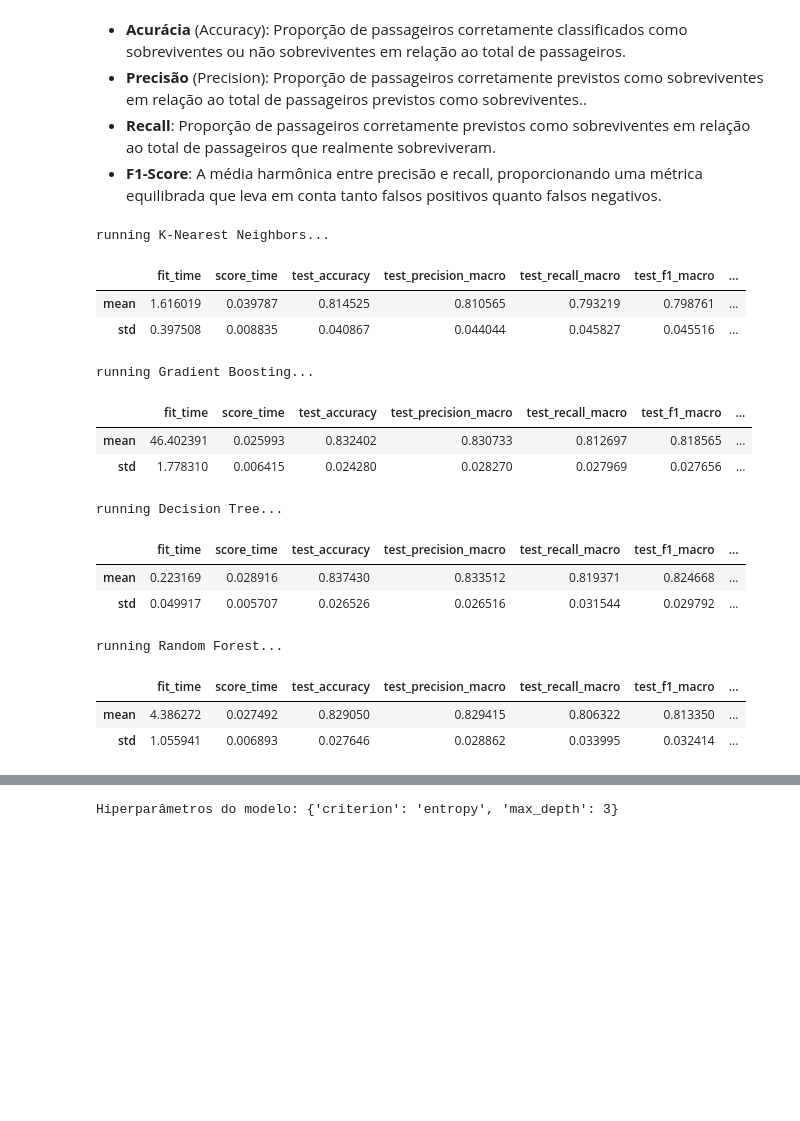
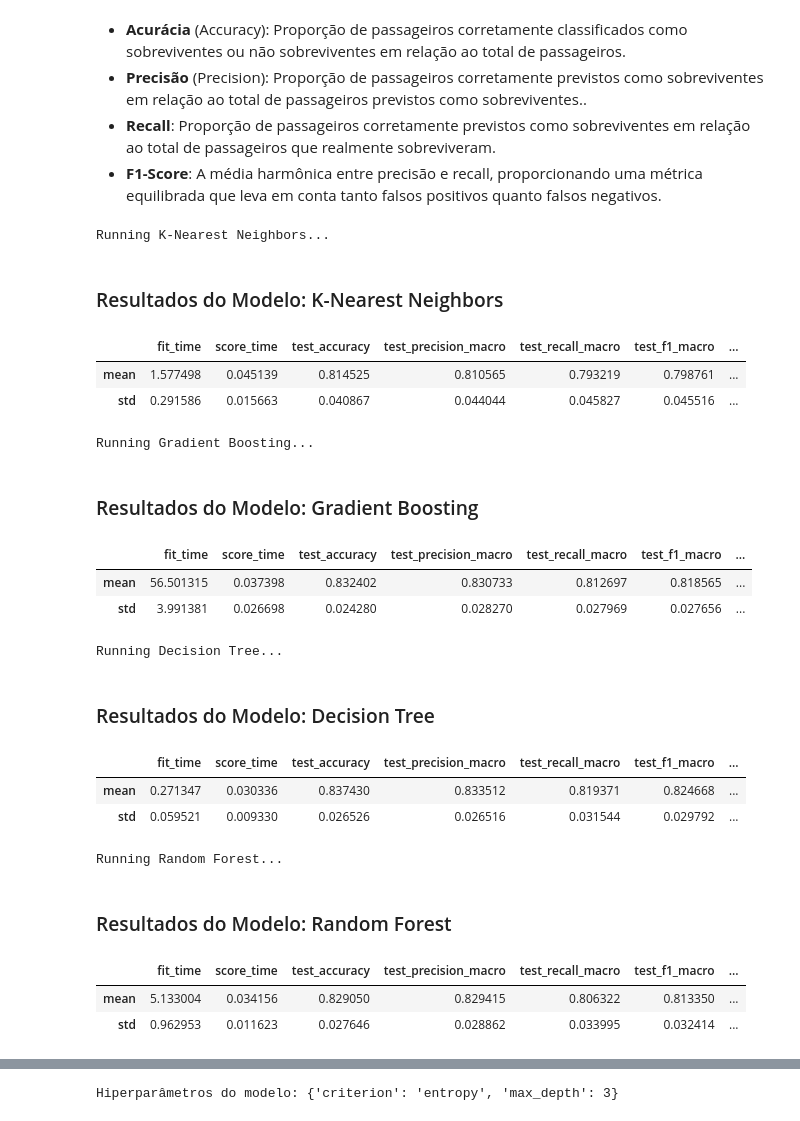
Before and after one commit to FabricioMartinsss/avanti-bootcamp-cdd, a Jupyter notebook: notebooks/02-comparative-analysis.ipynb, the cells around one changed output, grey strips where cells are left out. Cells and saved outputs as stored; diff of their text form; code cells hidden in the pictures; blank space fills up the shorter version.

Commit message:
Ajustes no codigo de seleção de modelo

```diff
--- a/notebooks/02-comparative-analysis.ipynb
+++ b/notebooks/02-comparative-analysis.ipynb
@@ -183,50 +183,57 @@ models = [
 # %%
 results = pd.DataFrame({})
 cross_validate_grid_search = KFold(n_splits=n_folds_grid_search)
 cross_validate_comparative_analysis = ShuffleSplit(n_splits=n_splits_comparative_analysis, test_size=test_size, random_state=random_state)
 for model_name, model_object, model_parameters in models:
-    print(f"running {model_name}...")
+    print(f"Running {model_name}...")
     model_grid_search = GridSearchCV(
         estimator=model_object,
         param_grid=model_parameters,
         scoring=scoring,
         n_jobs=-1,
         cv=cross_validate_grid_search
     )
     approach = Pipeline(steps=[
         ('preprocessor', preprocessor),
         ('model', model_grid_search)
     ])
     scores = cross_validate(
         estimator=approach,
         X=X,
         y=y,
         cv=cross_validate_comparative_analysis,
         n_jobs=-1,
         scoring=metrics
     )
     scores_df = pd.DataFrame(scores)
-    aggregated_scores = scores_df.agg(['mean', 'std'])
+    scores_df['model_name'] = model_name
+    results = pd.concat([results, scores_df], ignore_index=True)
+    numeric_scores_df = scores_df.select_dtypes(include=['float64', 'int64'])
+    aggregated_scores = numeric_scores_df.agg(['mean', 'std'])
     aggregated_scores['model_name'] = model_name
+    display(Markdown(f"### Resultados do Modelo: {model_name}"))
     display(aggregated_scores)
-    results = pd.concat([results, aggregated_scores], ignore_index=True)
 # %% [output]
-running K-Nearest Neighbors...
+Running K-Nearest Neighbors...
+### Resultados do Modelo: K-Nearest Neighbors
 |  | fit_time | score_time | test_accuracy | test_precision_macro | test_recall_macro | test_f1_macro | ... |
-| mean | 1.616019 | 0.039787 | 0.814525 | 0.810565 | 0.793219 | 0.798761 | ... |
-| std | 0.397508 | 0.008835 | 0.040867 | 0.044044 | 0.045827 | 0.045516 | ... |
+| mean | 1.577498 | 0.045139 | 0.814525 | 0.810565 | 0.793219 | 0.798761 | ... |
+| std | 0.291586 | 0.015663 | 0.040867 | 0.044044 | 0.045827 | 0.045516 | ... |
-running Gradient Boosting...
+Running Gradient Boosting...
+### Resultados do Modelo: Gradient Boosting
 |  | fit_time | score_time | test_accuracy | test_precision_macro | test_recall_macro | test_f1_macro | ... |
-| mean | 46.402391 | 0.025993 | 0.832402 | 0.830733 | 0.812697 | 0.818565 | ... |
-| std | 1.778310 | 0.006415 | 0.024280 | 0.028270 | 0.027969 | 0.027656 | ... |
+| mean | 56.501315 | 0.037398 | 0.832402 | 0.830733 | 0.812697 | 0.818565 | ... |
+| std | 3.991381 | 0.026698 | 0.024280 | 0.028270 | 0.027969 | 0.027656 | ... |
-running Decision Tree...
+Running Decision Tree...
+### Resultados do Modelo: Decision Tree
 |  | fit_time | score_time | test_accuracy | test_precision_macro | test_recall_macro | test_f1_macro | ... |
-| mean | 0.223169 | 0.028916 | 0.837430 | 0.833512 | 0.819371 | 0.824668 | ... |
-| std | 0.049917 | 0.005707 | 0.026526 | 0.026516 | 0.031544 | 0.029792 | ... |
+| mean | 0.271347 | 0.030336 | 0.837430 | 0.833512 | 0.819371 | 0.824668 | ... |
+| std | 0.059521 | 0.009330 | 0.026526 | 0.026516 | 0.031544 | 0.029792 | ... |
-running Random Forest...
+Running Random Forest...
+### Resultados do Modelo: Random Forest
 |  | fit_time | score_time | test_accuracy | test_precision_macro | test_recall_macro | test_f1_macro | ... |
-| mean | 4.386272 | 0.027492 | 0.829050 | 0.829415 | 0.806322 | 0.813350 | ... |
-| std | 1.055941 | 0.006893 | 0.027646 | 0.028862 | 0.033995 | 0.032414 | ... |
+| mean | 5.133004 | 0.034156 | 0.829050 | 0.829415 | 0.806322 | 0.813350 | ... |
+| std | 0.962953 | 0.011623 | 0.027646 | 0.028862 | 0.033995 | 0.032414 | ... |
 # %%
 def highlight_best(s, props=''):
     if s.name[1] != 'std':
```
Also changed, not shown: parts of 2 cells of this notebook, 1 other file.
